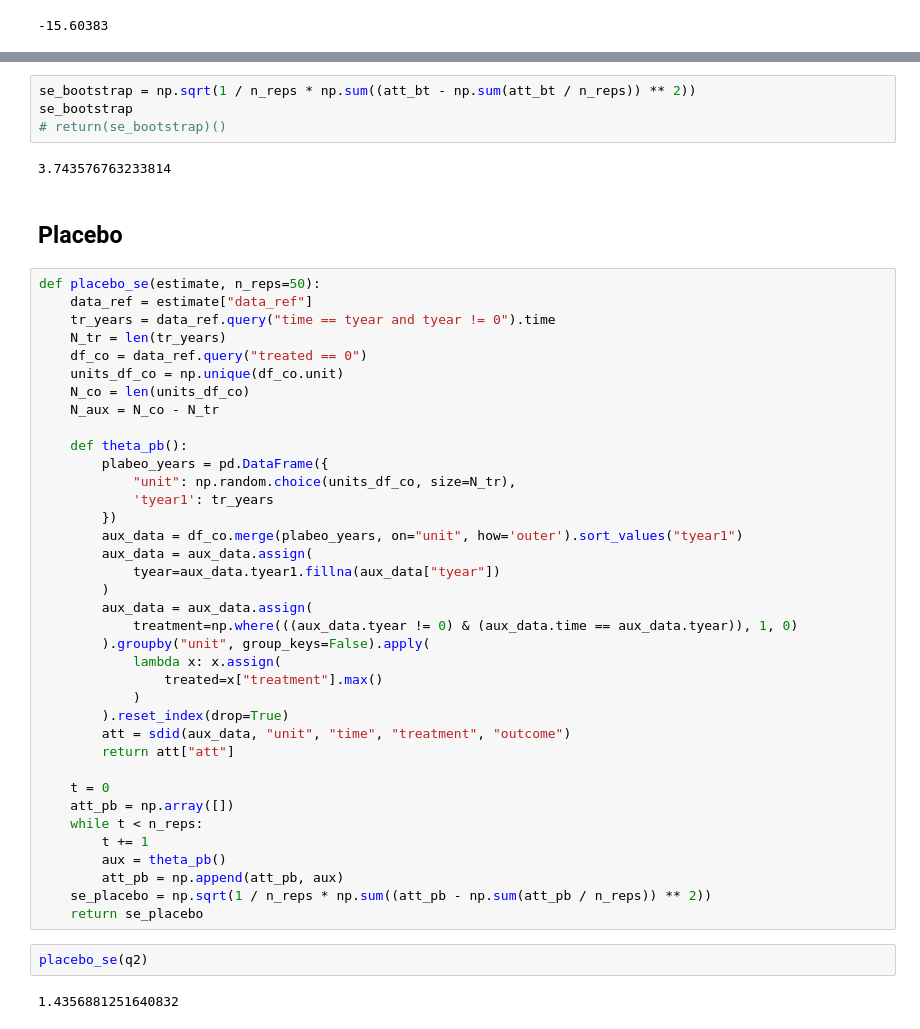
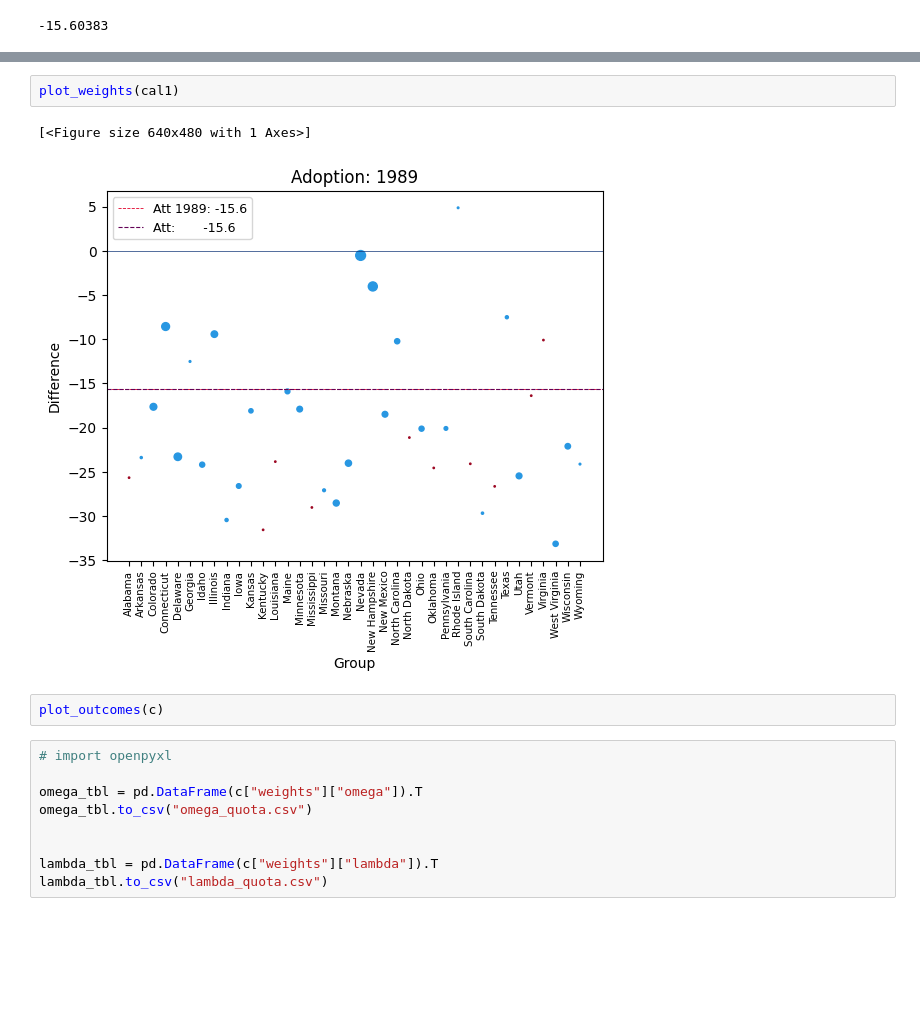
Before and after one commit to d2cml-ai/synthdid.py, a Jupyter notebook: src/sdid.ipynb, the cells around one changed output, grey strips where cells are left out. Saved outputs shown, nothing was run; the diff lists cells and outputs as text; blank space fills up the shorter version.

```diff
--- a/src/sdid.ipynb
+++ b/src/sdid.ipynb
@@ -191,49 +37,16 @@ while t < n_reps:
-# %%
-se_bootstrap = np.sqrt(1 / n_reps * np.sum((att_bt - np.sum(att_bt / n_reps)) ** 2))
-se_bootstrap
-# return(se_bootstrap)()
-# %% [output]
-3.743576763233814
-# %% [markdown]
-##  Placebo
-# %%
-def placebo_se(estimate, n_reps=50):
-    data_ref = estimate["data_ref"]
-    tr_years = data_ref.query("time == tyear and tyear != 0").time
-    N_tr = len(tr_years)
-    df_co = data_ref.query("treated == 0")
-    units_df_co = np.unique(df_co.unit)
-    N_co = len(units_df_co)
-    N_aux = N_co - N_tr
-
-    def theta_pb():
-        plabeo_years = pd.DataFrame({
-            "unit": np.random.choice(units_df_co, size=N_tr),
-            'tyear1': tr_years
-        })
-        aux_data = df_co.merge(plabeo_years, on="unit", how='outer').sort_values("tyear1")
-        aux_data = aux_data.assign(
-            tyear=aux_data.tyear1.fillna(aux_data["tyear"])
-        )
-        aux_data = aux_data.assign(
-            treatment=np.where(((aux_data.tyear != 0) & (aux_data.time == aux_data.tyear)), 1, 0)
-        ).groupby("unit", group_keys=False).apply(
-            lambda x: x.assign(
-                treated=x["treatment"].max()
-            )
-        ).reset_index(drop=True)
-        att = sdid(aux_data, "unit", "time", "treatment", "outcome")
-        return att["att"]
-
-    t = 0
-    att_pb = np.array([])
-    while t < n_reps:
-        t += 1
-        aux = theta_pb()
-        att_pb = np.append(att_pb, aux)
-    se_placebo = np.sqrt(1 / n_reps * np.sum((att_pb - np.sum(att_pb / n_reps)) ** 2))
-    return se_placebo
-# %%
-placebo_se(q2)
-# %% [output]
-1.4356881251640832
+# %%
+plot_weights(cal1)
+# %% [output]
+[<Figure size 640x480 with 1 Axes>]
+[figure, added]
+# %%
+plot_outcomes(c)
+# %%
+# import openpyxl
+
+omega_tbl = pd.DataFrame(c["weights"]["omega"]).T
+omega_tbl.to_csv("omega_quota.csv")
+
+
+lambda_tbl = pd.DataFrame(c["weights"]["lambda"]).T
+lambda_tbl.to_csv("lambda_quota.csv")
```
Also changed, not shown: parts of 28 cells of this notebook, 3 other files.
